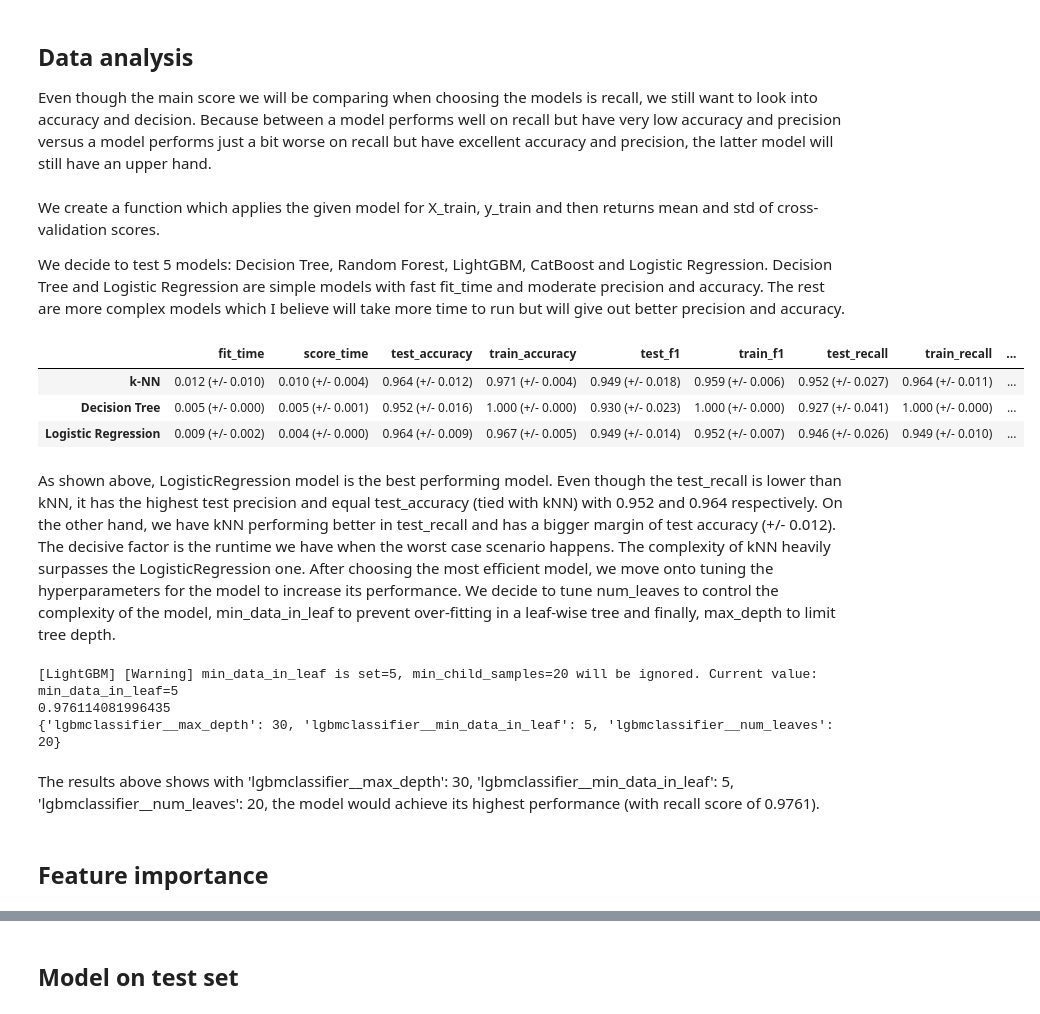
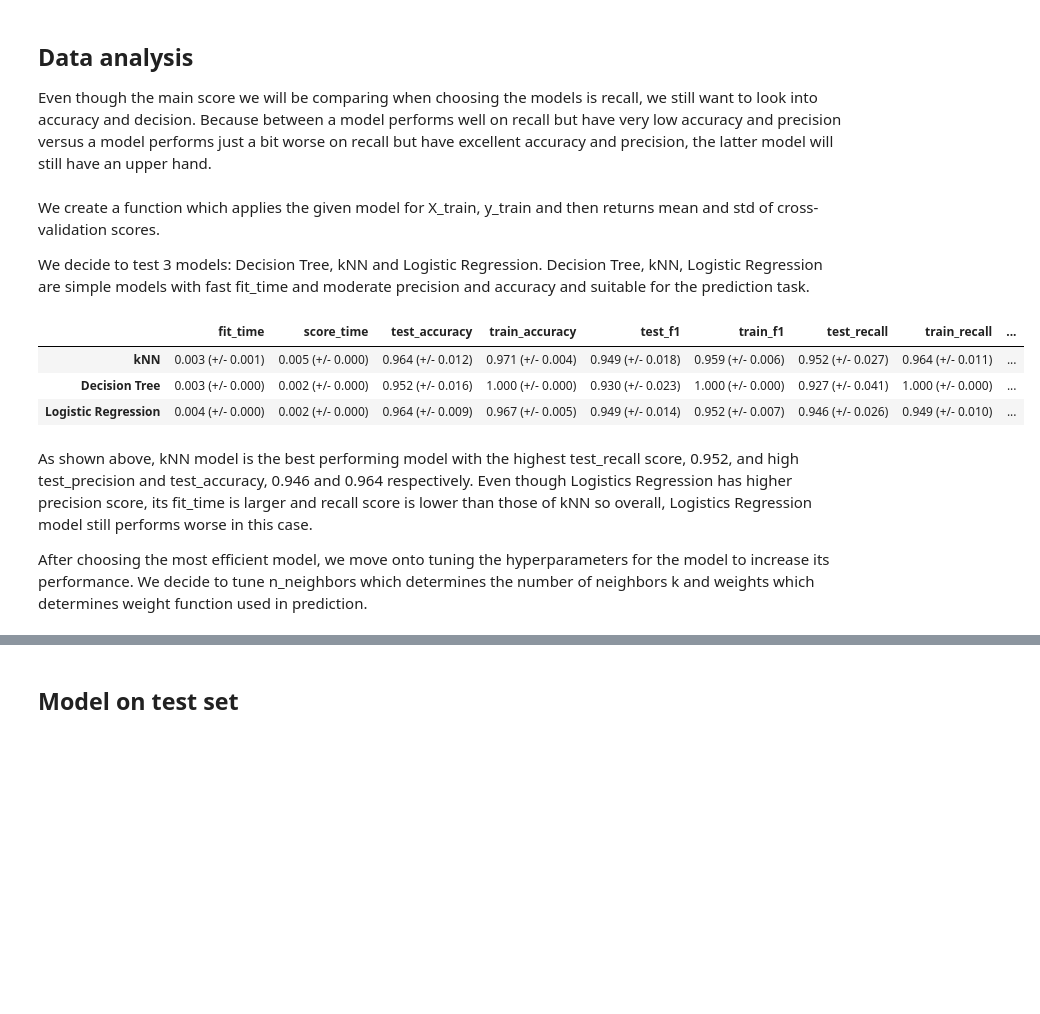
Before and after one commit to DSCI-310/DSCI-310-Group-5, a Jupyter notebook: analysis.ipynb, the cells around one changed output, grey strips where cells are left out. Cells and saved outputs as stored; diff of their text form; code cells hidden in the pictures; blank space fills up the shorter version.

Commit message:
tuned knn, added visualizations for test results, added commentary fixing merge conflict locally again

```diff
--- a/analysis.ipynb
+++ b/analysis.ipynb
@@ -232,7 +202,7 @@ scoring = [
 # %% [markdown]
 We create a function which applies the given model for X_train, y_train and then returns mean and std of cross-validation scores.
 
-We decide to test 5 models: Decision Tree, Random Forest, LightGBM, CatBoost and Logistic Regression. Decision Tree and Logistic Regression are simple models with fast fit_time and moderate precision and accuracy. The rest are more complex models which I believe will take more time to run but will give out better precision and accuracy.
+We decide to test 3 models: Decision Tree, kNN and Logistic Regression. Decision Tree, kNN, Logistic Regression are simple models with fast fit_time and moderate precision and accuracy and suitable for the prediction task.
 # %%
 def mean_std_cross_val_scores(model, X_train, y_train, **kwargs):
     """
@@ -265,55 +235,34 @@ def mean_std_cross_val_scores(model, X_train, y_train, **kwargs):
 # %%
 pipe_knn = make_pipeline(ct, KNeighborsClassifier(n_neighbors=5))
 pipe_dt = make_pipeline(ct, DecisionTreeClassifier(random_state=123))
+pipe_knn = make_pipeline(ct,KNeighborsClassifier())
 pipe_reg = make_pipeline(ct, LogisticRegression(max_iter=100000))
 
 classifiers = {
     "kNN": pipe_knn,
     "Decision Tree": pipe_dt,
+    "kNN": pipe_knn,
     "Logistic Regression" : pipe_reg
 }
 
 results = {}
 
 for (name, model) in classifiers.items():
     results[name] = mean_std_cross_val_scores(
         model,
         X_train,
         y_train,
         return_train_score=True,
         scoring = scoring
     )
 
 pd.DataFrame(results).T
 # %% [output]
 |  | fit_time | score_time | test_accuracy | train_accuracy | test_f1 | train_f1 | test_recall | train_recall | ... |
-| k-NN | 0.012 (+/- 0.010) | 0.010 (+/- 0.004) | 0.964 (+/- 0.012) | 0.971 (+/- 0.004) | 0.949 (+/- 0.018) | 0.959 (+/- 0.006) | 0.952 (+/- 0.027) | 0.964 (+/- 0.011) | ... |
-| Decision Tree | 0.005 (+/- 0.000) | 0.005 (+/- 0.001) | 0.952 (+/- 0.016) | 1.000 (+/- 0.000) | 0.930 (+/- 0.023) | 1.000 (+/- 0.000) | 0.927 (+/- 0.041) | 1.000 (+/- 0.000) | ... |
-| Logistic Regression | 0.009 (+/- 0.002) | 0.004 (+/- 0.000) | 0.964 (+/- 0.009) | 0.967 (+/- 0.005) | 0.949 (+/- 0.014) | 0.952 (+/- 0.007) | 0.946 (+/- 0.026) | 0.949 (+/- 0.010) | ... |
+| kNN | 0.003 (+/- 0.001) | 0.005 (+/- 0.000) | 0.964 (+/- 0.012) | 0.971 (+/- 0.004) | 0.949 (+/- 0.018) | 0.959 (+/- 0.006) | 0.952 (+/- 0.027) | 0.964 (+/- 0.011) | ... |
+| Decision Tree | 0.003 (+/- 0.000) | 0.002 (+/- 0.000) | 0.952 (+/- 0.016) | 1.000 (+/- 0.000) | 0.930 (+/- 0.023) | 1.000 (+/- 0.000) | 0.927 (+/- 0.041) | 1.000 (+/- 0.000) | ... |
+| Logistic Regression | 0.004 (+/- 0.000) | 0.002 (+/- 0.000) | 0.964 (+/- 0.009) | 0.967 (+/- 0.005) | 0.949 (+/- 0.014) | 0.952 (+/- 0.007) | 0.946 (+/- 0.026) | 0.949 (+/- 0.010) | ... |
 # %% [markdown]
-As shown above, LogisticRegression model is the best performing model. Even though the test_recall is lower than kNN, it has the highest test precision and equal test_accuracy (tied with kNN) with 0.952 and 0.964 respectively. On the other hand, we have kNN performing better in test_recall and has a bigger margin of test accuracy (+/- 0.012). The decisive factor is the runtime we have when the worst case scenario happens. The complexity of kNN heavily surpasses the LogisticRegression one.
-After choosing the most efficient model, we move onto tuning the hyperparameters for the model to increase its performance. We decide to tune num_leaves to control the complexity of the model, min_data_in_leaf to prevent over-fitting in a leaf-wise tree and finally, max_depth to limit tree depth.
+As shown above, kNN model is the best performing model with the highest test_recall score, 0.952, and high test_precision and test_accuracy, 0.946 and 0.964 respectively. Even though Logistics Regression has higher precision score, its fit_time is larger and recall score is lower than those of kNN so overall, Logistics Regression model still performs worse in this case.
+
+After choosing the most efficient model, we move onto tuning the hyperparameters for the model to increase its performance. We decide to tune n_neighbors which determines the number of neighbors k and weights which determines weight function used in prediction.
-# %%
-rs_params = {
-        'LogisticRegression__max_iter': (1, 1000, 5),
-        'lgbmclassifier__min_data_in_leaf': (5, 1200, 5),
-        'lgbmclassifier__num_leaves': (20, 1550, 5)
-            }
-search = GridSearchCV(
-    pipe_lgbm,
-    rs_params,
-    cv=5,
-    n_jobs=-1,
-    scoring="recall",
-    return_train_score=True,
-)
-
-search.fit(X_train, y_train)
-print(search.best_score_)
-print(search.best_params_)
-# %% [output]
-[LightGBM] [Warning] min_data_in_leaf is set=5, min_child_samples=20 will be ignored. Current value: min_data_in_leaf=5
-0.976114081996435
-{'lgbmclassifier__max_depth': 30, 'lgbmclassifier__min_data_in_leaf': 5, 'lgbmclassifier__num_leaves': 20}
-# %% [markdown]
-The results above shows with 'lgbmclassifier__max_depth': 30, 'lgbmclassifier__min_data_in_leaf': 5, 'lgbmclassifier__num_leaves': 20, the model would achieve its highest performance (with recall score of 0.9761).
@@ -338,2 +268,0 @@ print(search.best_params_)
-# %% [markdown]
-## Feature importance
```
Also changed, not shown: parts of 12 cells of this notebook.
